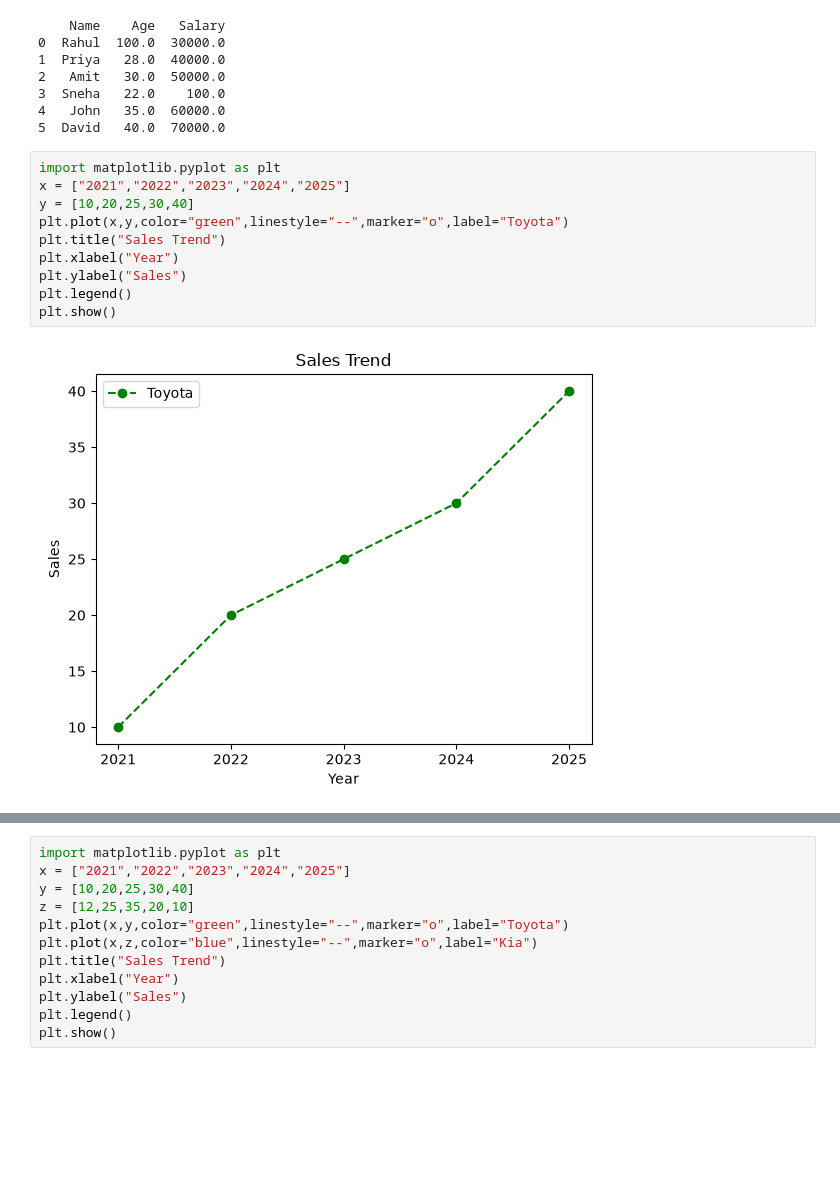
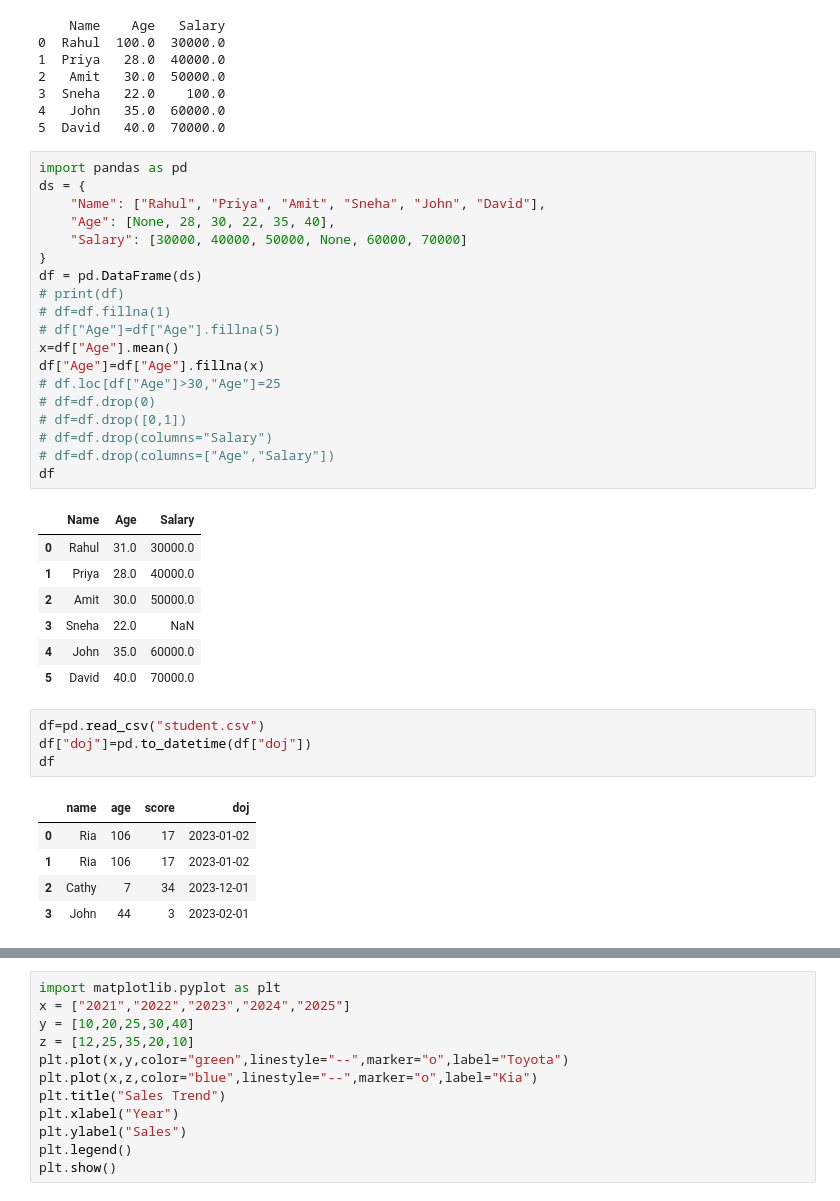
Before and after one commit to nairx/br26i-python, a Jupyter notebook: part4-data-science-analytics/p2-pandas.ipynb, the cells around one changed output, grey strips where cells are left out. Saved outputs shown, nothing was run; the diff lists cells and outputs as text; blank space fills up the shorter version.

```diff
--- a/part4-data-science-analytics/p2-pandas.ipynb
+++ b/part4-data-science-analytics/p2-pandas.ipynb
@@ -189,15 +189,40 @@ print(df)
 3  Sneha   22.0    100.0
 4   John   35.0  60000.0
 5  David   40.0  70000.0
-# %%
-import matplotlib.pyplot as plt
-x = ["2021","2022","2023","2024","2025"]
-y = [10,20,25,30,40]
-plt.plot(x,y,color="green",linestyle="--",marker="o",label="Toyota")
-plt.title("Sales Trend")
-plt.xlabel("Year")
-plt.ylabel("Sales")
-plt.legend()
-plt.show()
-# %% [output]
-[figure, removed]
+# %%
+import pandas as pd
+ds = {
+    "Name": ["Rahul", "Priya", "Amit", "Sneha", "John", "David"],
+    "Age": [None, 28, 30, 22, 35, 40],
+    "Salary": [30000, 40000, 50000, None, 60000, 70000]
+}
+df = pd.DataFrame(ds)
+# print(df)
+# df=df.fillna(1)
+# df["Age"]=df["Age"].fillna(5)
+x=df["Age"].mean()
+df["Age"]=df["Age"].fillna(x)
+# df.loc[df["Age"]>30,"Age"]=25
+# df=df.drop(0)
+# df=df.drop([0,1])
+# df=df.drop(columns="Salary")
+# df=df.drop(columns=["Age","Salary"])
+df
+# %% [output]
+|  | Name | Age | Salary |
+| 0 | Rahul | 31.0 | 30000.0 |
+| 1 | Priya | 28.0 | 40000.0 |
+| 2 | Amit | 30.0 | 50000.0 |
+| 3 | Sneha | 22.0 | NaN |
+| 4 | John | 35.0 | 60000.0 |
+| 5 | David | 40.0 | 70000.0 |
+# %%
+df=pd.read_csv("student.csv")
+df["doj"]=pd.to_datetime(df["doj"])
+df
+# %% [output]
+|  | name | age | score | doj |
+| 0 | Ria | 106 | 17 | 2023-01-02 |
+| 1 | Ria | 106 | 17 | 2023-01-02 |
+| 2 | Cathy | 7 | 34 | 2023-12-01 |
+| 3 | John | 44 | 3 | 2023-02-01 |
```
Also changed, not shown: parts of 22 cells of this notebook, 7 other files.
